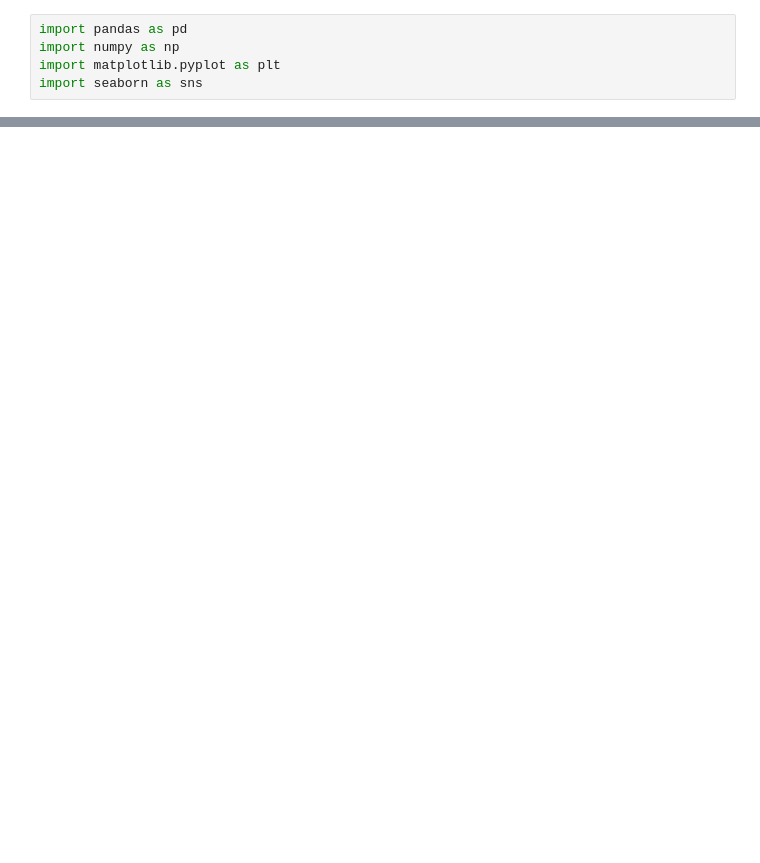
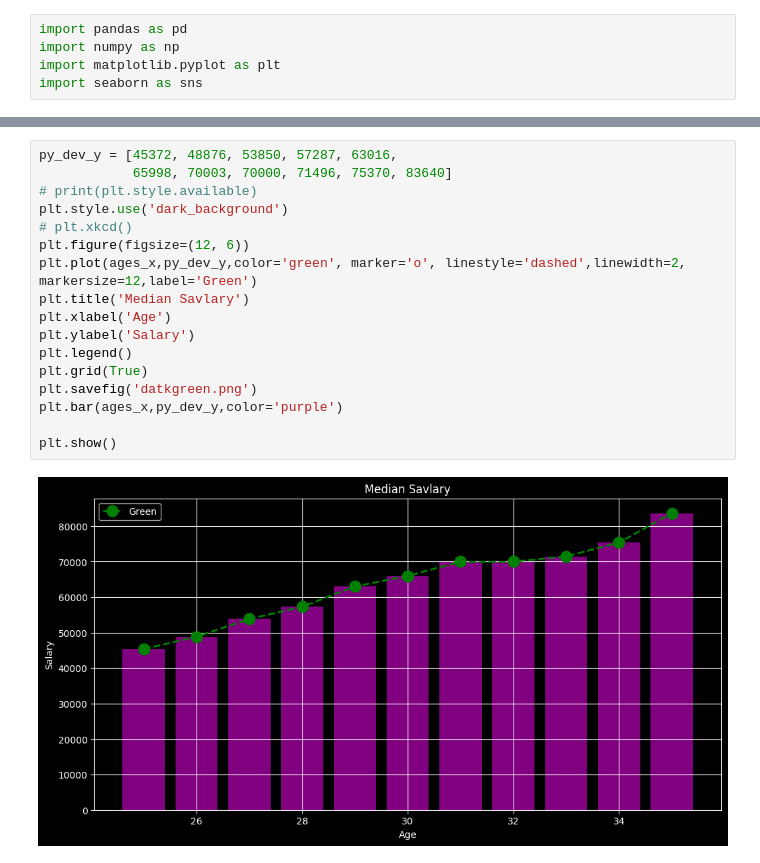
Before and after one commit to YugSavla/DJS_COMPUTE, a Jupyter notebook: Task_1/Ploting.ipynb, the cells around one changed output, grey strips where cells are left out. Drawn from its saved outputs; the diff is of its cells as text; blank space fills up the shorter version.

```diff
--- a/Task_1/Ploting.ipynb
+++ b/Task_1/Ploting.ipynb
@@ -17,0 +18,19 @@ plt.show()
+# %%
+py_dev_y = [45372, 48876, 53850, 57287, 63016,
+            65998, 70003, 70000, 71496, 75370, 83640]
+# print(plt.style.available)
+plt.style.use('dark_background')
+# plt.xkcd()
+plt.figure(figsize=(12, 6))
+plt.plot(ages_x,py_dev_y,color='green', marker='o', linestyle='dashed',linewidth=2, markersize=12,label='Green')
+plt.title('Median Savlary')
+plt.xlabel('Age')
+plt.ylabel('Salary')
+plt.legend()
+plt.grid(True)
+plt.savefig('datkgreen.png')
+plt.bar(ages_x,py_dev_y,color='purple')
+
+plt.show()
+# %% [output]
+[figure, added]
```
Also changed, not shown: parts of 6 cells of this notebook, 2 other files.
